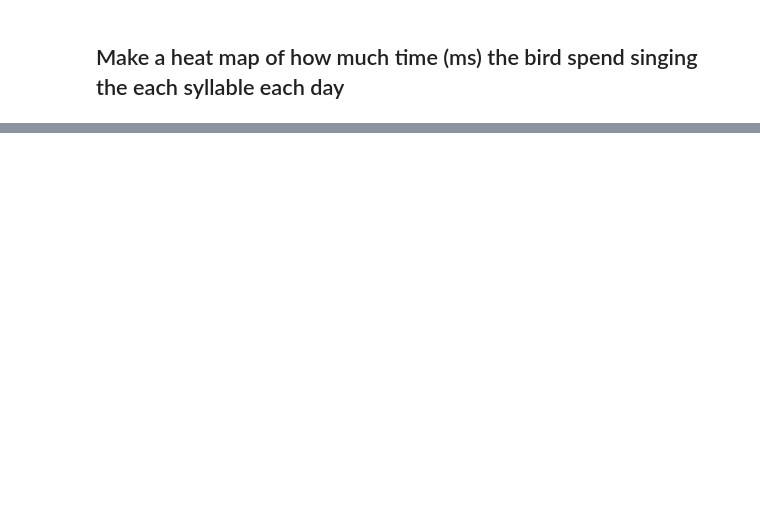
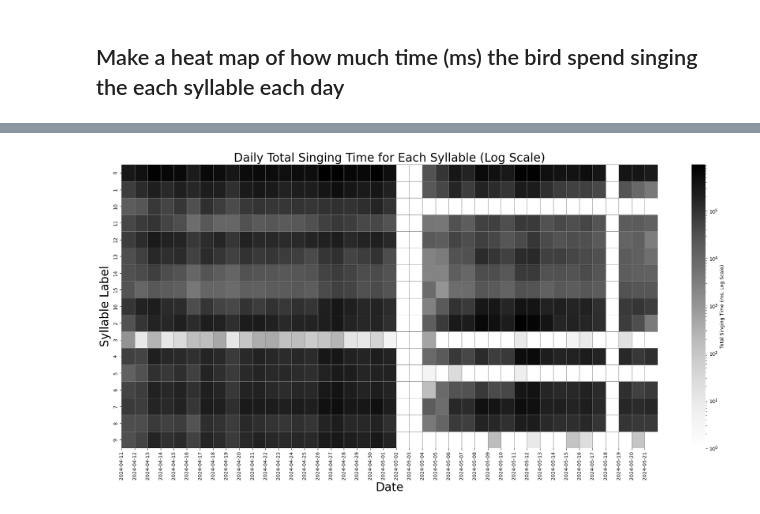
Before and after one commit to hulseyvincentr/syntax_analysis, a Jupyter notebook: notebooks/DECODER_syllable_frequency.ipynb, the cells around one changed output, grey strips where cells are left out. Cells and saved outputs as stored; diff of their text form; code cells hidden in the pictures; blank space fills up the shorter version.

```diff
--- a/notebooks/DECODER_syllable_frequency.ipynb
+++ b/notebooks/DECODER_syllable_frequency.ipynb
@@ -790,0 +894,56 @@ Phrase durations for each occurrence of syllable 9: [113.33333333333334, 1163.01
+# %%
+import pandas as pd
+import matplotlib.pyplot as plt
+import seaborn as sns
+import matplotlib.dates as mdates
+from matplotlib.colors import LogNorm
+import numpy as np
+
+# Convert Unix timestamps in 'Date' column to datetime format if needed
+organized_data_frame['Date'] = pd.to_datetime(organized_data_frame['Date'], unit='s')  # Assumes Unix timestamps in seconds
+
+# Define unique syllable labels
+# unique_syllable_labels = ['0', '1', '10', '11', '12', '13', '14', '15', '16', '17',
+#                           '18', '19', '2', '20', '21', '22', '3', '4', '5', '6',
+#                           '7', '8', '9']
+
+# Find the minimum and maximum date of recording
+min_date = organized_data_frame['Date'].min()
+max_date = organized_data_frame['Date'].max()
+
+# Generate a date range with a daily frequency from min_date to max_date
+all_dates = pd.date_range(start=min_date, end=max_date, freq='D')
+
+# Create a DataFrame to hold the total time spent singing each syllable (ms) with syllable labels as rows and dates as columns
+heatmap_data = pd.DataFrame(0, index=unique_syllable_labels, columns=all_dates)
+
+# Fill the DataFrame with total singing time for each syllable label on each date
+for current_date in all_dates:
+    daily_data = organized_data_frame[organized_data_frame['Date'] == current_date]
+
+    if not daily_data.empty:
+        for syllable_label in unique_syllable_labels:
+            # Sum total time for the syllable label across all songs on this date
+            daily_total_time = 0
+            for song in daily_data['syllable_onsets_offsets_ms_dict']:
+                if syllable_label in song:
+                    phrase_durations = [occurrence[1] - occurrence[0] for occurrence in song[syllable_label]]
+                    daily_total_time += sum(phrase_durations)
+            heatmap_data.at[syllable_label, current_date] = daily_total_time
+
+# Plot heatmap with log scale
+plt.figure(figsize=(20, 10))
+ax = sns.heatmap(heatmap_data + 1, cmap="Greys", norm=LogNorm(), linewidths=0.5, linecolor='gray',
+                 cbar_kws={'label': 'Total Singing Time (ms, Log Scale)'})
+plt.title('Daily Total Singing Time for Each Syllable (Log Scale)', fontsize=24)
+
+# Configure x-ticks for each date and format them
+ax.set_xticks(range(len(heatmap_data.columns)))
+ax.set_xticklabels(heatmap_data.columns.strftime('%Y-%m-%d'), rotation=90)
+
+plt.xlabel('Date', fontsize=24)
+plt.ylabel('Syllable Label', fontsize=24)
+plt.tight_layout()
+plt.show()
+# %% [output]
+[figure, added]
```
Also changed, not shown: parts of 13 cells of this notebook.
